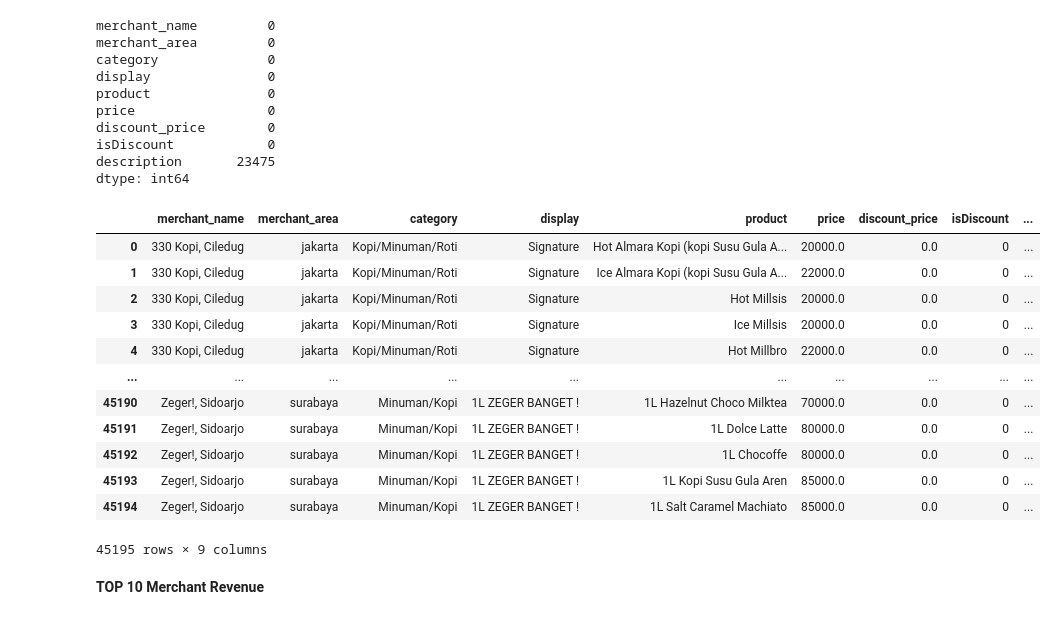
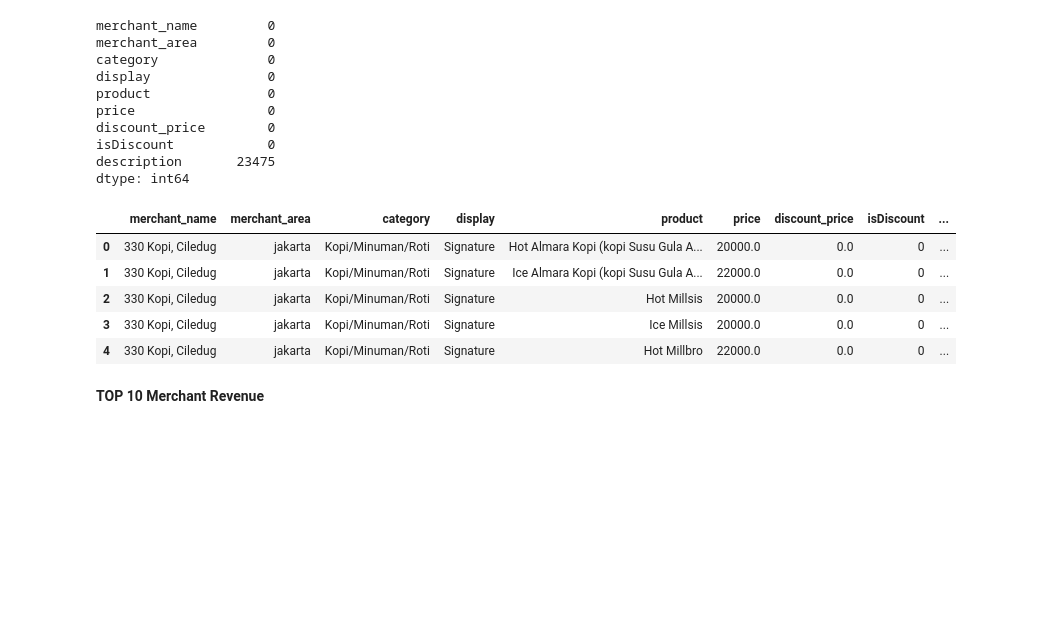
Before and after one commit to Edy-Mochamad/Analysis-Product-Revenue, a Jupyter notebook: produklist.ipynb, the cells around one changed output. Drawn from its saved outputs; the diff is of its cells as text; code cells hidden in the pictures; blank space fills up the shorter version.

```diff
--- a/produklist.ipynb
+++ b/produklist.ipynb
@@ -137,21 +108,14 @@ isDiscount            0
 description       23475
 dtype: int64
 # %%
-dataset
+dataset.head()
 # %% [output]
 |  | merchant_name | merchant_area | category | display | product | price | discount_price | isDiscount | ... |
 | 0 | 330 Kopi, Ciledug | jakarta | Kopi/Minuman/Roti | Signature | Hot Almara Kopi (kopi Susu Gula A... | 20000.0 | 0.0 | 0 | ... |
 | 1 | 330 Kopi, Ciledug | jakarta | Kopi/Minuman/Roti | Signature | Ice Almara Kopi (kopi Susu Gula A... | 22000.0 | 0.0 | 0 | ... |
 | 2 | 330 Kopi, Ciledug | jakarta | Kopi/Minuman/Roti | Signature | Hot Millsis | 20000.0 | 0.0 | 0 | ... |
 | 3 | 330 Kopi, Ciledug | jakarta | Kopi/Minuman/Roti | Signature | Ice Millsis | 20000.0 | 0.0 | 0 | ... |
 | 4 | 330 Kopi, Ciledug | jakarta | Kopi/Minuman/Roti | Signature | Hot Millbro | 22000.0 | 0.0 | 0 | ... |
-| ... | ... | ... | ... | ... | ... | ... | ... | ... | ... |
-| 45190 | Zeger!, Sidoarjo | surabaya | Minuman/Kopi | 1L ZEGER BANGET ! | 1L Hazelnut Choco Milktea | 70000.0 | 0.0 | 0 | ... |
-| 45191 | Zeger!, Sidoarjo | surabaya | Minuman/Kopi | 1L ZEGER BANGET ! | 1L Dolce Latte | 80000.0 | 0.0 | 0 | ... |
-| 45192 | Zeger!, Sidoarjo | surabaya | Minuman/Kopi | 1L ZEGER BANGET ! | 1L Chocoffe | 80000.0 | 0.0 | 0 | ... |
-| 45193 | Zeger!, Sidoarjo | surabaya | Minuman/Kopi | 1L ZEGER BANGET ! | 1L Kopi Susu Gula Aren | 85000.0 | 0.0 | 0 | ... |
-| 45194 | Zeger!, Sidoarjo | surabaya | Minuman/Kopi | 1L ZEGER BANGET ! | 1L Salt Caramel Machiato | 85000.0 | 0.0 | 0 | ... |
-45195 rows × 9 columns
 # %% [markdown]
 **TOP 10 Merchant Revenue**
 # %%
```
Also changed, not shown: parts of 6 cells of this notebook.
